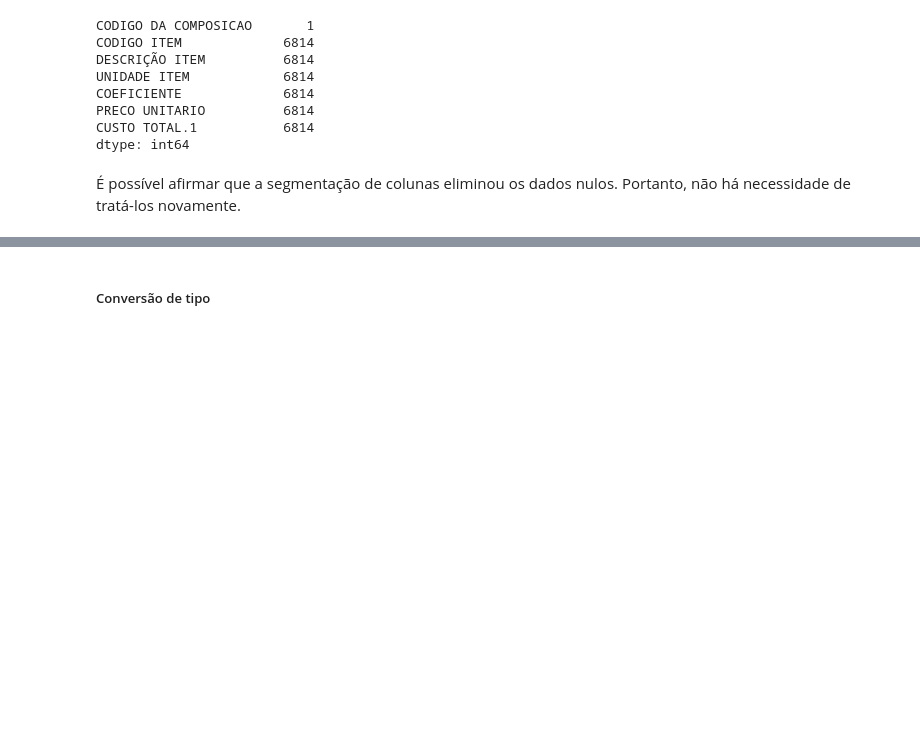
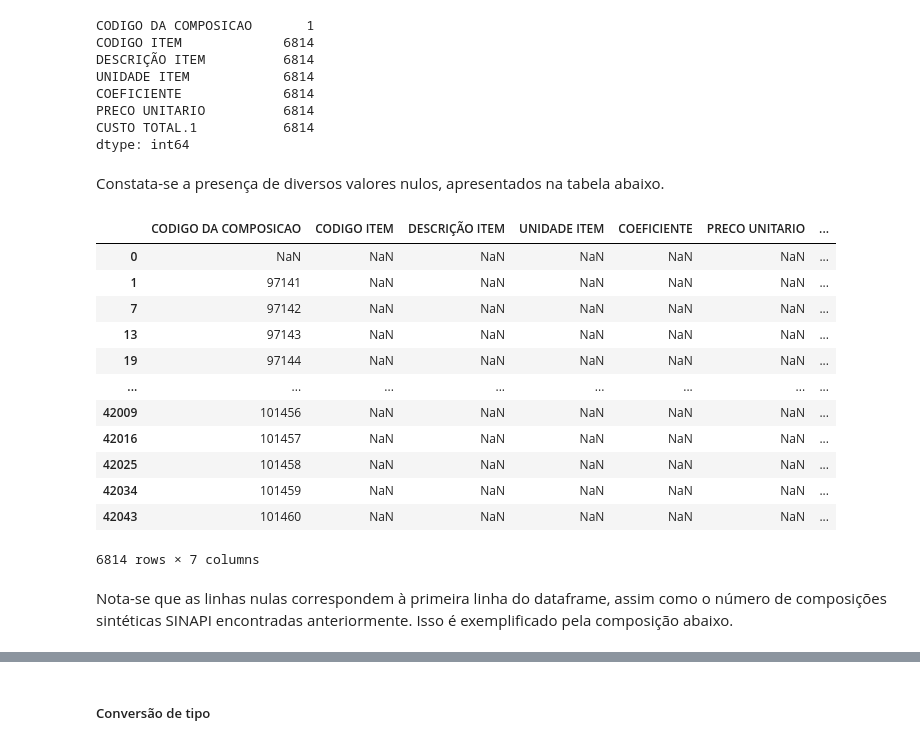
Before and after one commit to thiagorlopes/composicoes-analiticas, a Jupyter notebook: composicoes.ipynb, the cells around one changed output, grey strips where cells are left out. Saved outputs shown, nothing was run; the diff lists cells and outputs as text; code cells hidden in the pictures; blank space fills up the shorter version.

```diff
--- a/composicoes.ipynb
+++ b/composicoes.ipynb
@@ -506,5 +560,5 @@ Apenas as colunas de códigos, descrição, unidade, coeficiente, preço unitár
 # %%
-sinapi_analitica = sinapi_analitica[['CODIGO DA COMPOSICAO', 'CODIGO ITEM', 'DESCRIÇÃO ITEM', 'UNIDADE ITEM', 'COEFICIENTE', 'PRECO UNITARIO', 'CUSTO TOTAL.1']].reset_index(drop=True)
+sinapi_analitica = sinapi_analitica[['CODIGO DA COMPOSICAO', 'CODIGO ITEM', 'DESCRIÇÃO ITEM', 'UNIDADE ITEM', 'COEFICIENTE', 'PRECO UNITARIO', 'CUSTO TOTAL.1']]
 sinapi_analitica
 # %% [output]
 |  | CODIGO DA COMPOSICAO | CODIGO ITEM | DESCRIÇÃO ITEM | UNIDADE ITEM | COEFICIENTE | PRECO UNITARIO | ... |
@@ -535,5 +589,23 @@ COEFICIENTE             6814
 PRECO UNITARIO          6814
 CUSTO TOTAL.1           6814
 dtype: int64
-# %% [markdown]
-É possível afirmar que a segmentação de colunas eliminou os dados nulos. Portanto, não há necessidade de tratá-los novamente.
+# %% [markdown]
+Constata-se a presença de diversos valores nulos, apresentados na tabela abaixo.
+# %%
+sinapi_analitica.loc[sinapi_analitica['CODIGO ITEM'].isnull()]
+# %% [output]
+|  | CODIGO DA COMPOSICAO | CODIGO ITEM | DESCRIÇÃO ITEM | UNIDADE ITEM | COEFICIENTE | PRECO UNITARIO | ... |
+| 0 | NaN | NaN | NaN | NaN | NaN | NaN | ... |
+| 1 | 97141 | NaN | NaN | NaN | NaN | NaN | ... |
+| 7 | 97142 | NaN | NaN | NaN | NaN | NaN | ... |
+| 13 | 97143 | NaN | NaN | NaN | NaN | NaN | ... |
+| 19 | 97144 | NaN | NaN | NaN | NaN | NaN | ... |
+| ... | ... | ... | ... | ... | ... | ... | ... |
+| 42009 | 101456 | NaN | NaN | NaN | NaN | NaN | ... |
+| 42016 | 101457 | NaN | NaN | NaN | NaN | NaN | ... |
+| 42025 | 101458 | NaN | NaN | NaN | NaN | NaN | ... |
+| 42034 | 101459 | NaN | NaN | NaN | NaN | NaN | ... |
+| 42043 | 101460 | NaN | NaN | NaN | NaN | NaN | ... |
+6814 rows × 7 columns
+# %% [markdown]
+Nota-se que as linhas nulas correspondem à primeira linha do dataframe, assim como o número de composições sintéticas SINAPI encontradas anteriormente. Isso é exemplificado pela composição abaixo.
```
Also changed, not shown: parts of 48 cells of this notebook, 2 other files.
